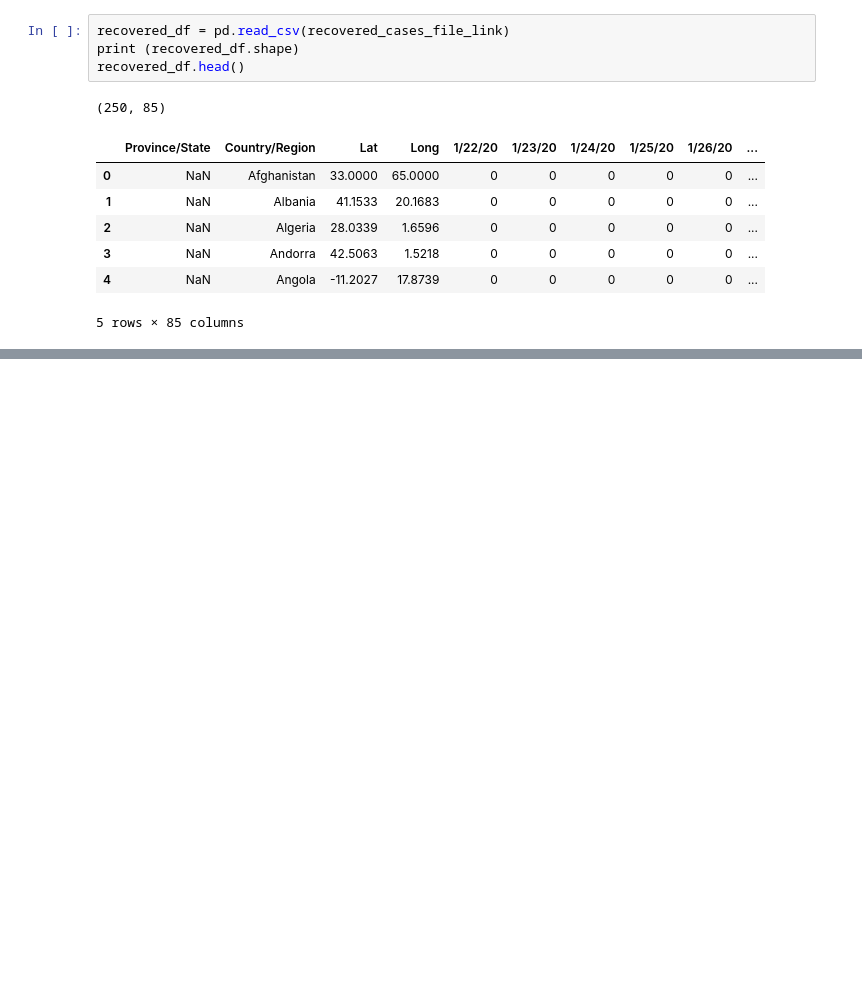
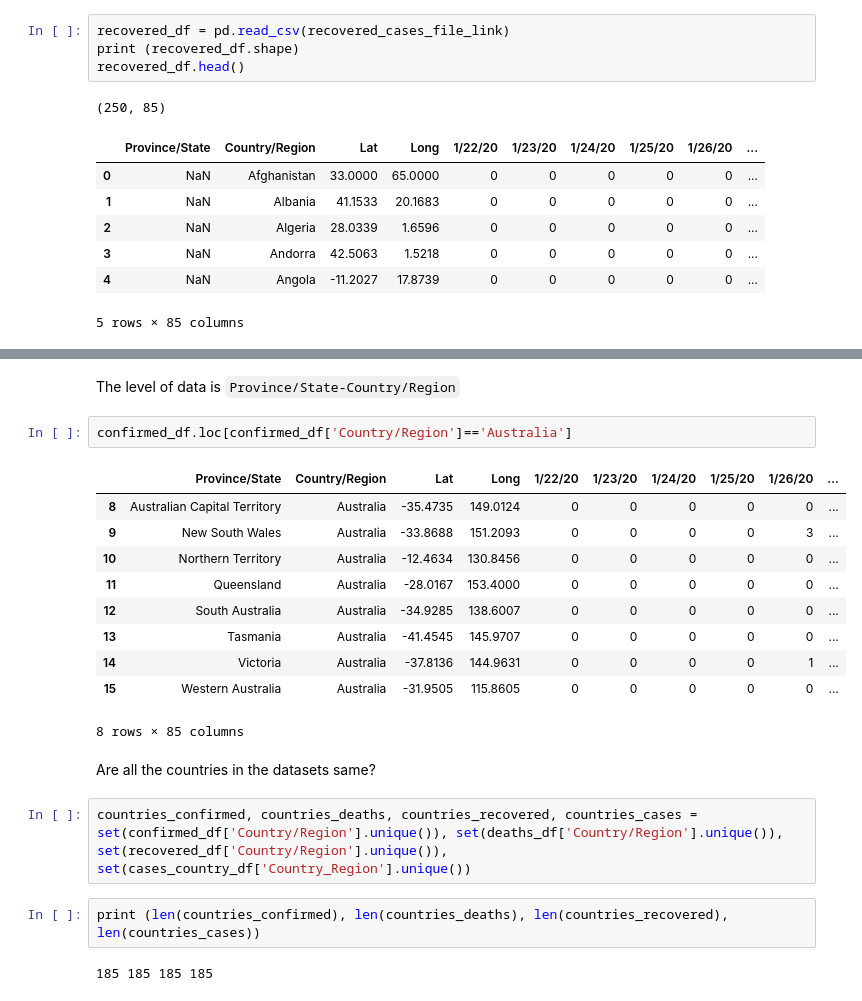
Before and after one commit to ShaunakSen/Data-Science-and-Machine-Learning, a Jupyter notebook: Data_Modelling_and_Analysis_of_COVID_19_Spread.ipynb, the cells around one changed output, grey strips where cells are left out. Drawn from its saved outputs; the diff is of its cells as text; blank space fills up the shorter version.

Commit message:
basic data cleaning

```diff
--- a/Data_Modelling_and_Analysis_of_COVID_19_Spread.ipynb
+++ b/Data_Modelling_and_Analysis_of_COVID_19_Spread.ipynb
@@ -73,3 +73,26 @@ cases_country_df.head()
 | 2 | Canada | 2020-04-12 11:47:14 | 60.0010 | -95.0010 | 23316 | 654 | 6650 | 16012 | 61.591778 | ... |
 | 3 | China | 2020-04-12 10:22:53 | 30.5928 | 114.3055 | 83134 | 3343 | 77953 | 1838 | 5.918374 | ... |
 | 4 | Denmark | 2020-04-12 11:40:06 | 56.0000 | 10.0000 | 6191 | 260 | 2123 | 3808 | 106.885066 | ... |
+# %% [markdown]
+The level of data is `Province/State-Country/Region`
+# %%
+confirmed_df.loc[confirmed_df['Country/Region']=='Australia']
+# %% [output]
+|  | Province/State | Country/Region | Lat | Long | 1/22/20 | 1/23/20 | 1/24/20 | 1/25/20 | 1/26/20 | ... |
+| 8 | Australian Capital Territory | Australia | -35.4735 | 149.0124 | 0 | 0 | 0 | 0 | 0 | ... |
+| 9 | New South Wales | Australia | -33.8688 | 151.2093 | 0 | 0 | 0 | 0 | 3 | ... |
+| 10 | Northern Territory | Australia | -12.4634 | 130.8456 | 0 | 0 | 0 | 0 | 0 | ... |
+| 11 | Queensland | Australia | -28.0167 | 153.4000 | 0 | 0 | 0 | 0 | 0 | ... |
+| 12 | South Australia | Australia | -34.9285 | 138.6007 | 0 | 0 | 0 | 0 | 0 | ... |
+| 13 | Tasmania | Australia | -41.4545 | 145.9707 | 0 | 0 | 0 | 0 | 0 | ... |
+| 14 | Victoria | Australia | -37.8136 | 144.9631 | 0 | 0 | 0 | 0 | 1 | ... |
+| 15 | Western Australia | Australia | -31.9505 | 115.8605 | 0 | 0 | 0 | 0 | 0 | ... |
+8 rows × 85 columns
+# %% [markdown]
+Are all the countries in the datasets same?
+# %%
+countries_confirmed, countries_deaths, countries_recovered, countries_cases = set(confirmed_df['Country/Region'].unique()), set(deaths_df['Country/Region'].unique()), set(recovered_df['Country/Region'].unique()), set(cases_country_df['Country_Region'].unique())
+# %%
+print (len(countries_confirmed), len(countries_deaths), len(countries_recovered), len(countries_cases))
+# %% [output]
+185 185 185 185
```
Also changed, not shown: parts of 4 cells of this notebook.
